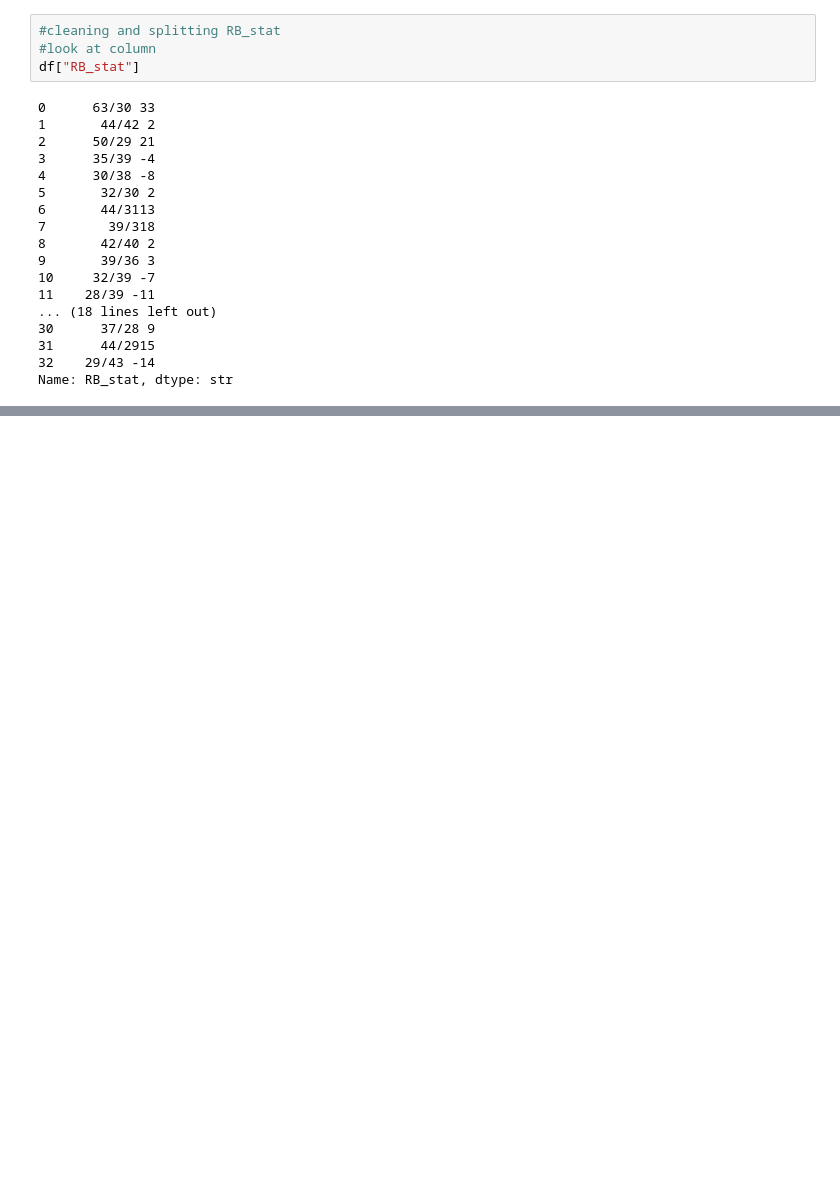
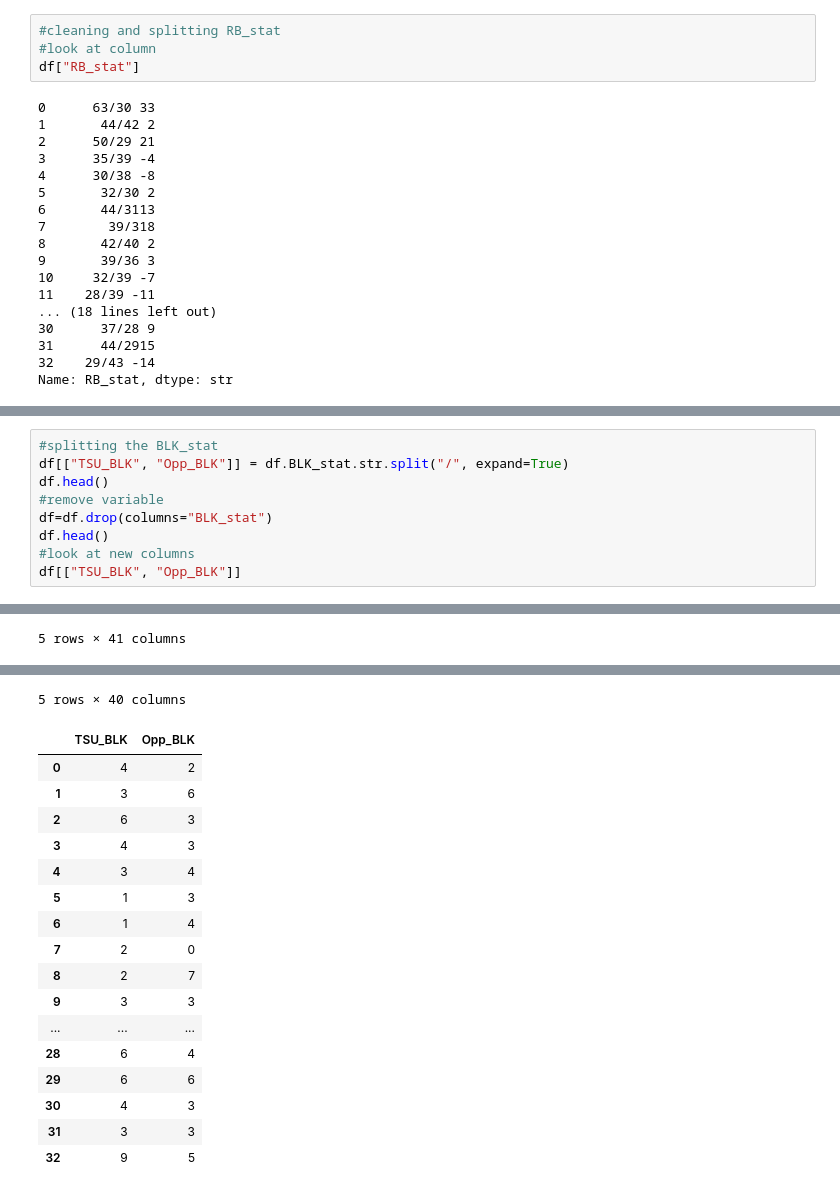
Before and after one commit to e-harrell/TSUBasketball, a Jupyter notebook: initial code.ipynb, the cells around one changed output, grey strips where cells are left out. Saved outputs shown, nothing was run; the diff lists cells and outputs as text; blank space fills up the shorter version.

```diff
--- a/initial code.ipynb
+++ b/initial code.ipynb
@@ -1568,0 +1718,10 @@ df[["TSU_RB", "Opp_RB"]]
+# %%
+#splitting the BLK_stat
+df[["TSU_BLK", "Opp_BLK"]] = df.BLK_stat.str.split("/", expand=True)
+df.head()
+#remove variable
+df=df.drop(columns="BLK_stat")
+df.head()
+#look at new columns
+df[["TSU_BLK", "Opp_BLK"]]
+# %% [output]
@@ -1568,0 +1734 @@ df[["TSU_RB", "Opp_RB"]]
+5 rows × 41 columns
@@ -1568,0 +1741,18 @@ df[["TSU_RB", "Opp_RB"]]
+5 rows × 40 columns
+|  | TSU_BLK | Opp_BLK |
+| 0 | 4 | 2 |
+| 1 | 3 | 6 |
+| 2 | 6 | 3 |
+| 3 | 4 | 3 |
+| 4 | 3 | 4 |
+| 5 | 1 | 3 |
+| 6 | 1 | 4 |
+| 7 | 2 | 0 |
+| 8 | 2 | 7 |
+| 9 | 3 | 3 |
+| ... | ... | ... |
+| 28 | 6 | 4 |
+| 29 | 6 | 6 |
+| 30 | 4 | 3 |
+| 31 | 3 | 3 |
+| 32 | 9 | 5 |
```
Also changed, not shown: parts of 26 cells of this notebook.
